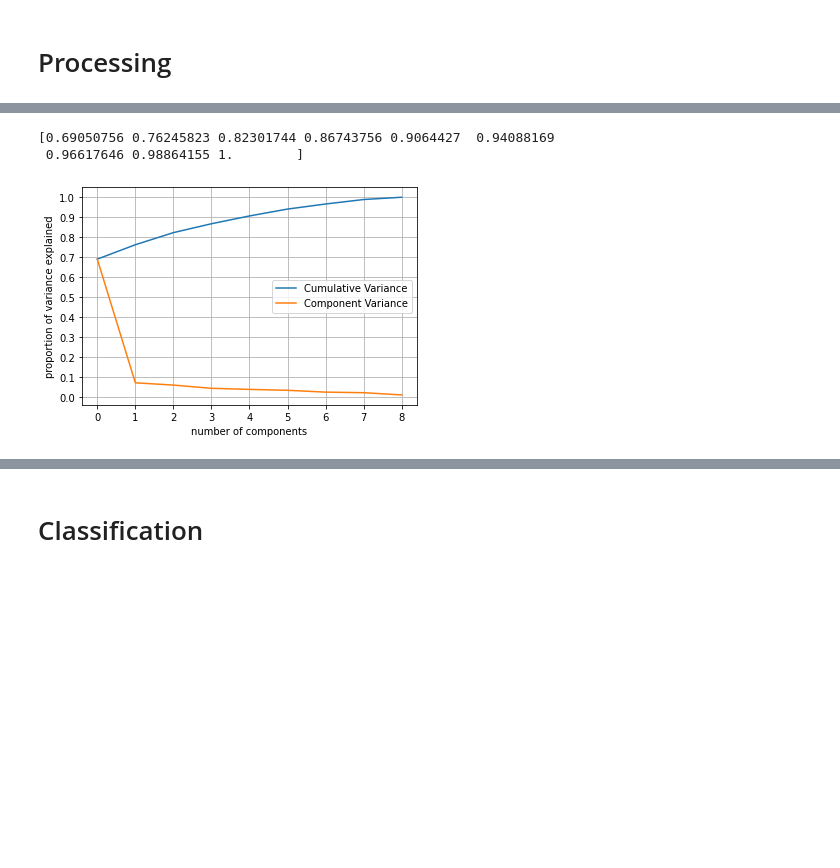
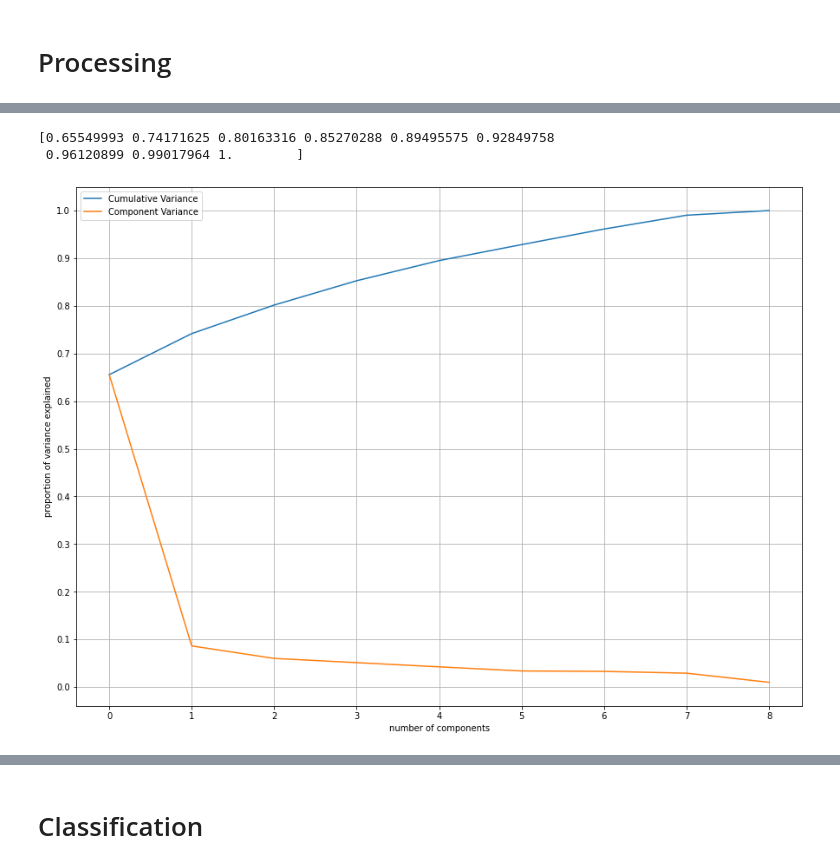
Before and after one commit to Nicordaro/MML, a Jupyter notebook: MML_Thesis.ipynb, the cells around one changed output, grey strips where cells are left out. Cells and saved outputs as stored; diff of their text form; code cells hidden in the pictures; blank space fills up the shorter version.

```diff
--- a/MML_Thesis.ipynb
+++ b/MML_Thesis.ipynb
@@ -257,7 +305,7 @@ sns.pairplot(dataset_DF, hue = "class", diag_kind="kde", height=2, palette=col_d
 # Processing
 # %%
 #splitting data and target dataframe
-x = encoded.iloc[:, :9]
-y = encoded.iloc[:, 9]
+x = dataset_DF.reset_index(drop=True)
 x_unscaled = x
 seed = 42
+x_unscaled
@@ -263,0 +326,4 @@ seed = 42
+# %%
+scaler = StandardScaler()
+x_scaled = scaler.fit_transform(x.iloc[:, :9])
+x_scaled
@@ -264,6 +344,3 @@ seed = 42
 # %%
-scaler = MinMaxScaler()
-x = scaler.fit_transform(x)
-
-x = pd.DataFrame(data=x, columns=['clump', 'uni_size', 'uni_shape',	'adhesion',	'epith_size',	'nuclei',	'chromatin', 'nucleoli',	'mitoses'])
-x
+scaled_DF = pd.DataFrame(data=x_scaled, columns=['clump', 'uni_size', 'uni_shape',	'adhesion',	'epith_size',	'nuclei',	'chromatin', 'nucleoli',	'mitoses'])
+scaled_DF_with_labels = pd.concat((scaled_DF ,(dataset_DF.iloc[:, 9].reset_index(drop=True))), axis=1)
@@ -284,18 +373,22 @@ x
+# %%
+x = scaled_DF_with_labels.iloc[:, :9]
+y = scaled_DF_with_labels.iloc[:, 9].replace("benign", 0).replace("malign", 1)
 # %%
 
 from sklearn.decomposition import PCA
 
-pca = PCA().fit(x)
+pca = PCA(random_state=SEED).fit(x)
+plt.figure(figsize=(15,11))
 plt.plot(np.cumsum(pca.explained_variance_ratio_))
 plt.plot(pca.explained_variance_ratio_)
 plt.xlabel('number of components')
 plt.ylabel('proportion of variance explained');
 plt.yticks(np.arange(0, 1.1, 0.1))
 plt.grid()
 plt.legend(['Cumulative Variance', 'Component Variance'])
 print(np.cumsum(pca.explained_variance_ratio_))
 # %% [output]
-[0.69050756 0.76245823 0.82301744 0.86743756 0.9064427  0.94088169
- 0.96617646 0.98864155 1.        ]
+[0.65549993 0.74171625 0.80163316 0.85270288 0.89495575 0.92849758
+ 0.96120899 0.99017964 1.        ]
-[figure, old version]
+[figure, new version]
 # %%
```
Also changed, not shown: parts of 54 cells of this notebook.
